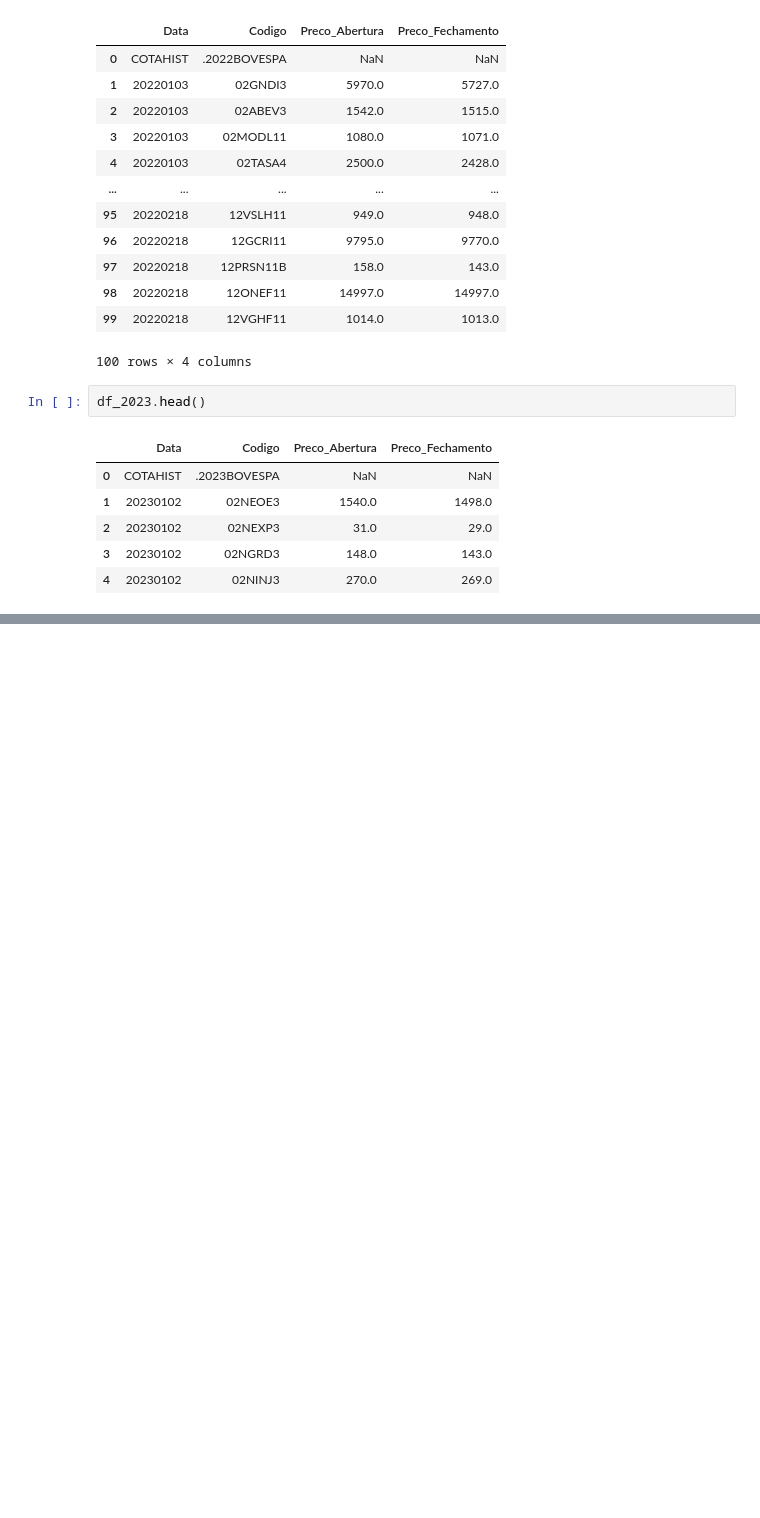
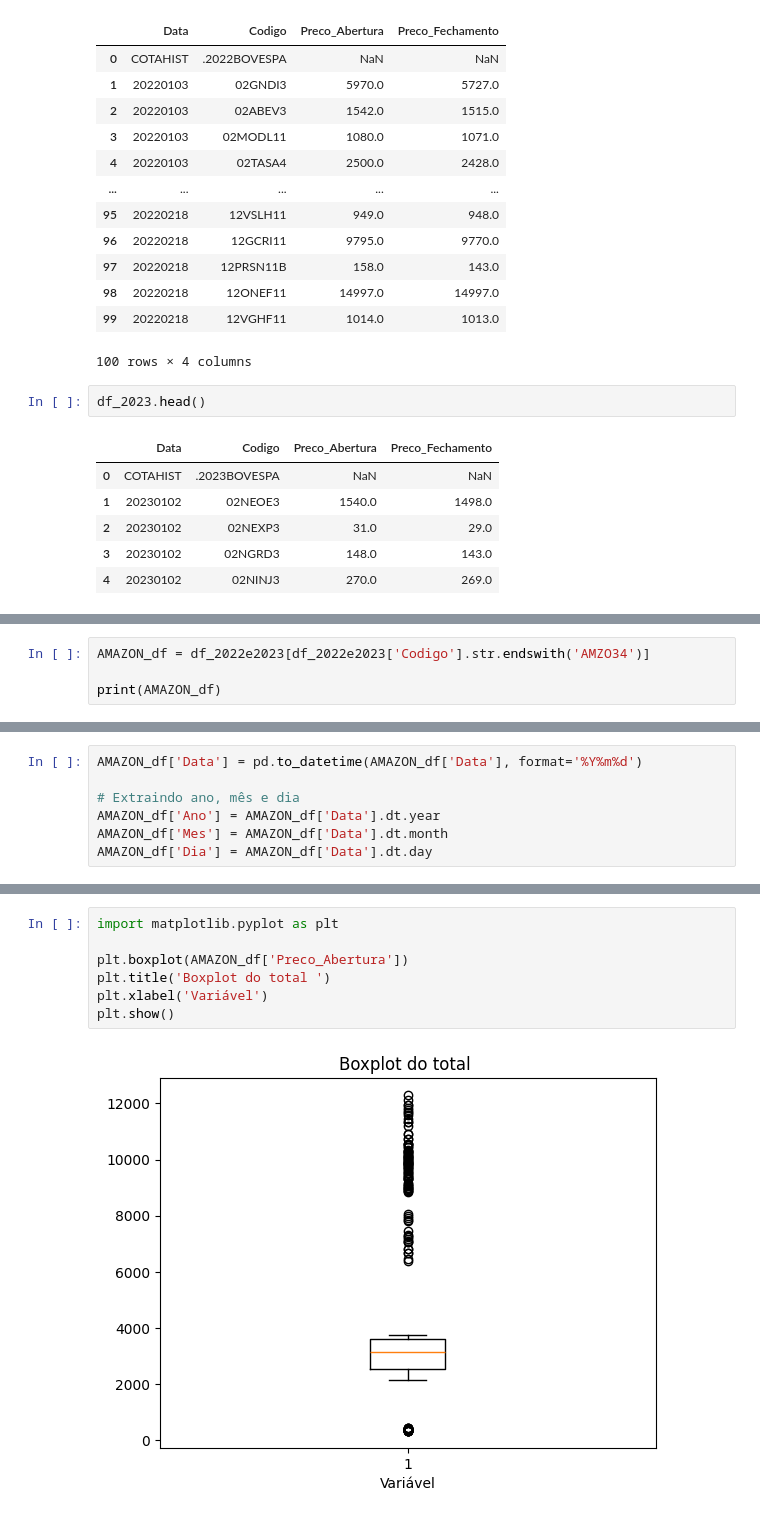
Before and after one commit to sergiolfaria/Atividades_Ciencia_De_Dados, a Jupyter notebook: Trabalho Arima/Arima.ipynb, the cells around one changed output, grey strips where cells are left out. Cells and saved outputs as stored; diff of their text form; blank space fills up the shorter version.

```diff
--- a/Trabalho Arima/Arima.ipynb
+++ b/Trabalho Arima/Arima.ipynb
@@ -50,0 +62,4 @@ df_2022e2023.head()
+# %%
+AMAZON_df = df_2022e2023[df_2022e2023['Codigo'].str.endswith('AMZO34')]
+
+print(AMAZON_df)
@@ -50,0 +81,7 @@ df_2022e2023.head()
+# %%
+AMAZON_df['Data'] = pd.to_datetime(AMAZON_df['Data'], format='%Y%m%d')
+
+# Extraindo ano, mês e dia
+AMAZON_df['Ano'] = AMAZON_df['Data'].dt.year
+AMAZON_df['Mes'] = AMAZON_df['Data'].dt.month
+AMAZON_df['Dia'] = AMAZON_df['Data'].dt.day
@@ -50,0 +126,9 @@ df_2022e2023.head()
+# %%
+import matplotlib.pyplot as plt
+
+plt.boxplot(AMAZON_df['Preco_Abertura'])
+plt.title('Boxplot do total ')
+plt.xlabel('Variável')
+plt.show()
+# %% [output]
+[figure, added]
```
Also changed, not shown: parts of 6 cells of this notebook.
